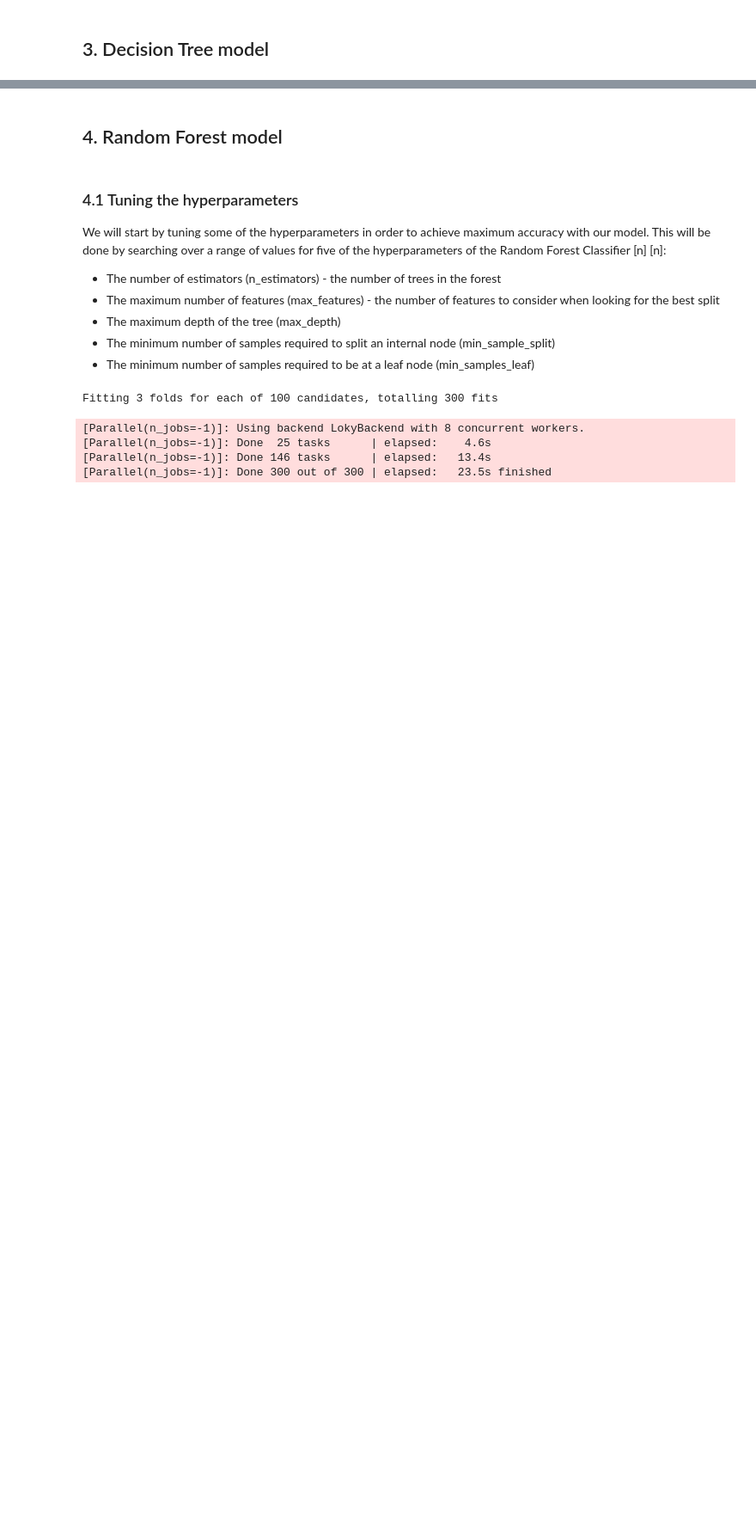
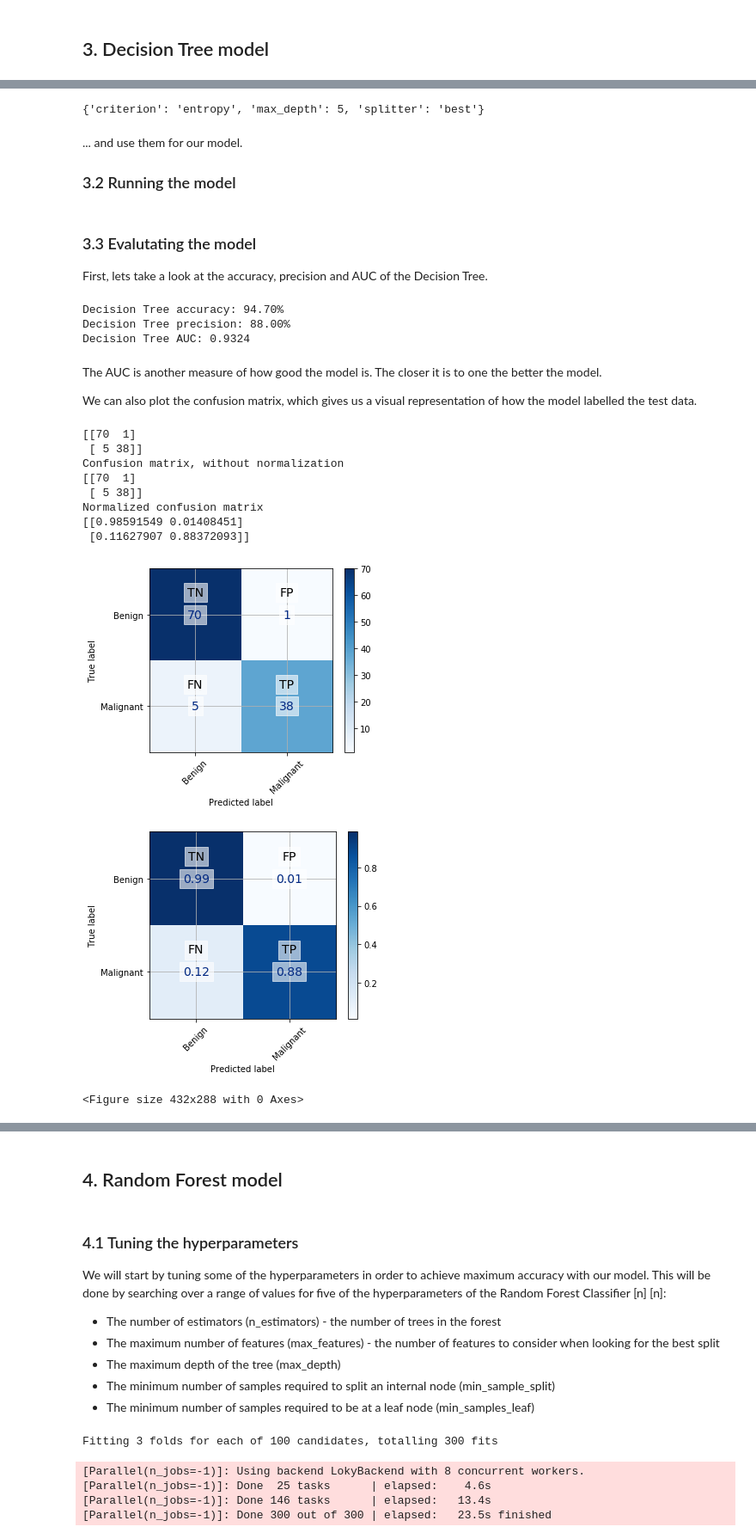
Before and after one commit to DaniiClarkee/Team4_CFG, a Jupyter notebook: Team_4_analysis_full_notebook_Rose.ipynb, the cells around one changed output, grey strips where cells are left out. Shown at 86% size. Drawn from its saved outputs; the diff is of its cells as text; code cells hidden in the pictures; blank space fills up the shorter version.

```diff
--- a/Team_4_analysis_full_notebook_Rose.ipynb
+++ b/Team_4_analysis_full_notebook_Rose.ipynb
@@ -326,0 +488,19 @@ Considering these factors, we have decided to set the threshold at 30%, i.e. any
+# %%
+#Define Decision Tree Classifier
+
+decision_tree_criterion = ['gini', 'entropy']
+decision_tree_splitter = ['best', 'random']
+decision_tree_max_depth = [int(x) for x in np.linspace(5, 55, num = 5)]
+
+decision_tree_params = {"criterion": decision_tree_criterion,
+               "splitter": decision_tree_splitter,
+               "max_depth": decision_tree_max_depth,
+              }
+
+
+decision_tree = DecisionTreeClassifier(random_state=constants.SEED)
+
+decision_tree_random = GridSearchCV(decision_tree, decision_tree_params, cv=5, scoring='precision');
+
+
+decision_tree_random.fit(X_train, y_train)
@@ -326,0 +529,9 @@ Considering these factors, we have decided to set the threshold at 30%, i.e. any
+# %%
+decision_tree_params = decision_tree_random.best_params_
+decision_tree_params
+# %% [output]
+{'criterion': 'entropy', 'max_depth': 5, 'splitter': 'best'}
+# %% [markdown]
+... and use them for our model.
+
+### 3.2 Running the model
@@ -326,0 +548,36 @@ Considering these factors, we have decided to set the threshold at 30%, i.e. any
+# %% [markdown]
+### 3.3 Evalutating the model
+
+First, lets take a look at the accuracy, precision and AUC of the Decision Tree.
+# %%
+dt_acc, dt_precision = utilities.print_metrics(X_test,y_test,pred_clf_decision_tree,proba_clf_decision_tree, "Decision Tree")
+# %% [output]
+Decision Tree accuracy: 94.70%
+Decision Tree precision: 88.00%
+Decision Tree AUC: 0.9324
+# %% [markdown]
+The AUC is another measure of how good the model is. The closer it is to one the better the model.
+
+We can also plot the confusion matrix, which gives us a visual representation of how the model labelled the test data.
+# %%
+#Confusion matrix, to see where our classifier is making mistakes:
+
+print(metrics.confusion_matrix(y_test, pred_clf_decision_tree))
+
+clf_decision_tree_conf = confusion_matrix(y_test,pred_clf_decision_tree)
+utilities.plot_conf_matrix(clf_decision_tree_conf, normalize=False)
+utilities.plot_conf_matrix(clf_decision_tree_conf, normalize=True)
+plt.show()
+plt.tight_layout()
+# %% [output]
+[[70  1]
+ [ 5 38]]
+Confusion matrix, without normalization
+[[70  1]
+ [ 5 38]]
+Normalized confusion matrix
+[[0.98591549 0.01408451]
+ [0.11627907 0.88372093]]
+[figure, added]
+[figure, added]
+<Figure size 432x288 with 0 Axes>
```
Also changed, not shown: parts of 26 cells of this notebook.
